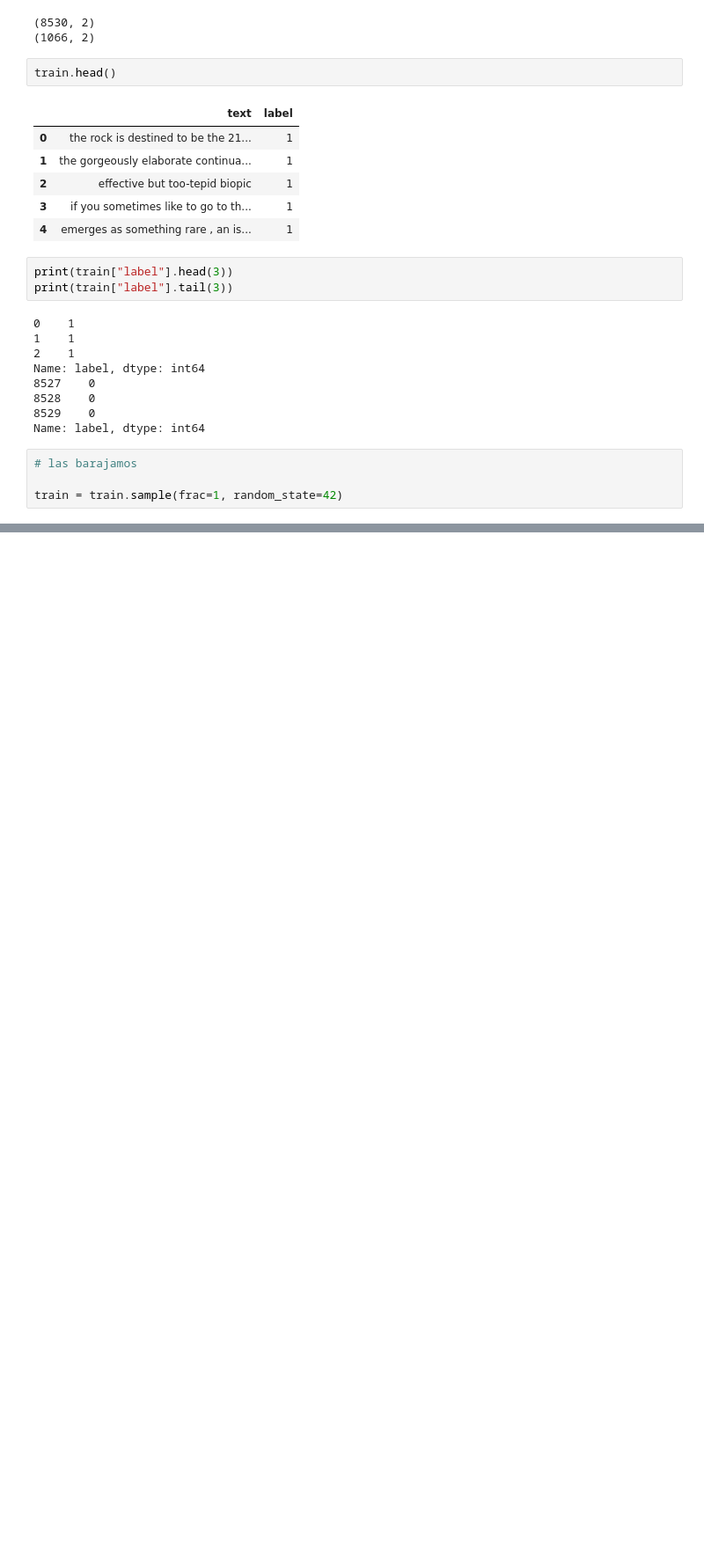
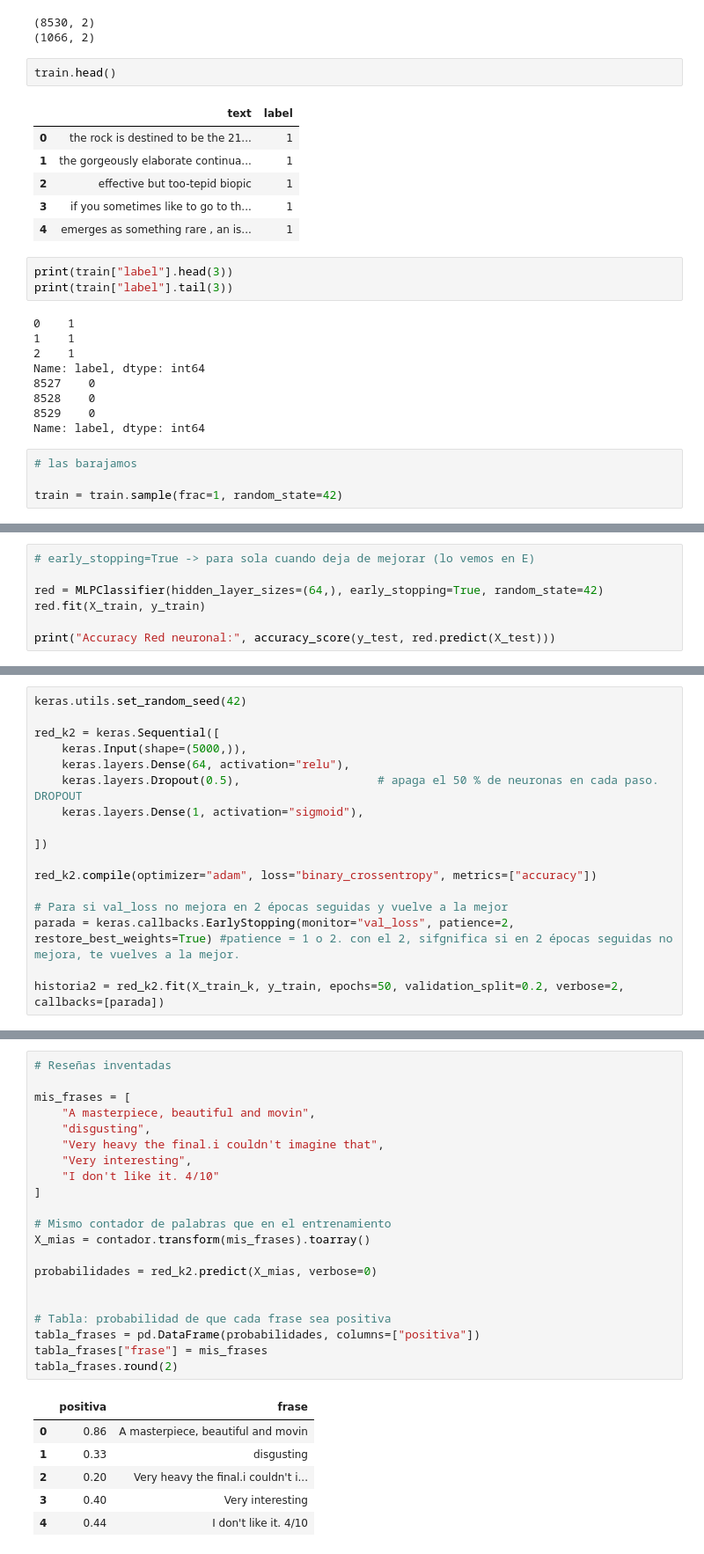
Before and after one commit to c0sh1/spotify_colabresearch, a Jupyter notebook: spotify_colabresearch.ipynb, the cells around one changed output, grey strips where cells are left out. Shown at 88% size. Cells and saved outputs as stored; diff of their text form; blank space fills up the shorter version.

```diff
--- a/spotify_colabresearch.ipynb
+++ b/spotify_colabresearch.ipynb
@@ -259,0 +303,7 @@ train = train.sample(frac=1, random_state=42)
+# %%
+# early_stopping=True -> para sola cuando deja de mejorar (lo vemos en E)
+
+red = MLPClassifier(hidden_layer_sizes=(64,), early_stopping=True, random_state=42)
+red.fit(X_train, y_train)
+
+print("Accuracy Red neuronal:", accuracy_score(y_test, red.predict(X_test)))
@@ -259,0 +406,17 @@ train = train.sample(frac=1, random_state=42)
+# %%
+keras.utils.set_random_seed(42)
+
+red_k2 = keras.Sequential([
+    keras.Input(shape=(5000,)),
+    keras.layers.Dense(64, activation="relu"),
+    keras.layers.Dropout(0.5),                    # apaga el 50 % de neuronas en cada paso. DROPOUT
+    keras.layers.Dense(1, activation="sigmoid"),
+
+])
+
+red_k2.compile(optimizer="adam", loss="binary_crossentropy", metrics=["accuracy"])
+
+# Para si val_loss no mejora en 2 épocas seguidas y vuelve a la mejor
+parada = keras.callbacks.EarlyStopping(monitor="val_loss", patience=2, restore_best_weights=True) #patience = 1 o 2. con el 2, sifgnifica si en 2 épocas seguidas no mejora, te vuelves a la mejor.
+
+historia2 = red_k2.fit(X_train_k, y_train, epochs=50, validation_split=0.2, verbose=2, callbacks=[parada])
@@ -259,0 +443,28 @@ train = train.sample(frac=1, random_state=42)
+# %%
+# Reseñas inventadas
+
+mis_frases = [
+    "A masterpiece, beautiful and movin",
+    "disgusting",
+    "Very heavy the final.i couldn't imagine that",
+    "Very interesting",
+    "I don't like it. 4/10"
+]
+
+# Mismo contador de palabras que en el entrenamiento
+X_mias = contador.transform(mis_frases).toarray()
+
+probabilidades = red_k2.predict(X_mias, verbose=0)
+
+
+# Tabla: probabilidad de que cada frase sea positiva
+tabla_frases = pd.DataFrame(probabilidades, columns=["positiva"])
+tabla_frases["frase"] = mis_frases
+tabla_frases.round(2)
+# %% [output]
+|  | positiva | frase |
+| 0 | 0.86 | A masterpiece, beautiful and movin |
+| 1 | 0.33 | disgusting |
+| 2 | 0.20 | Very heavy the final.i couldn't i... |
+| 3 | 0.40 | Very interesting |
+| 4 | 0.44 | I don't like it. 4/10 |
```
Also changed, not shown: parts of 23 cells of this notebook.
